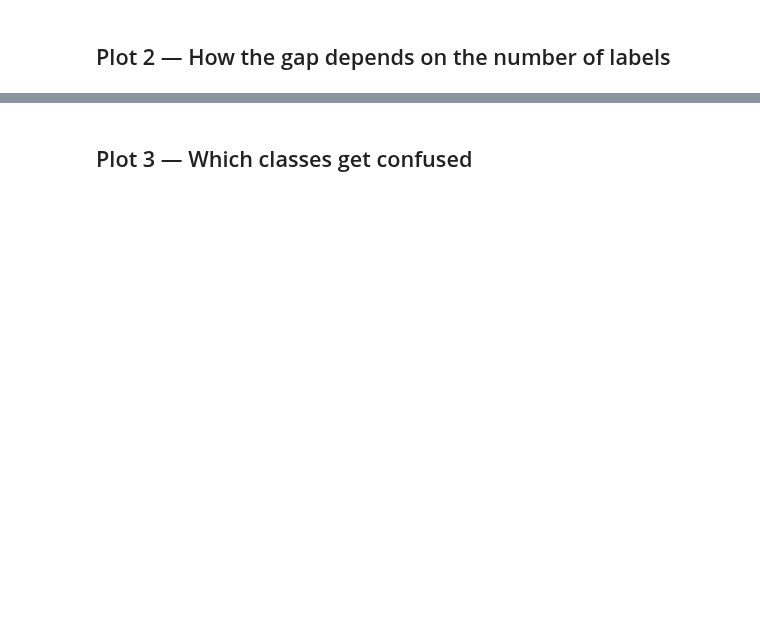
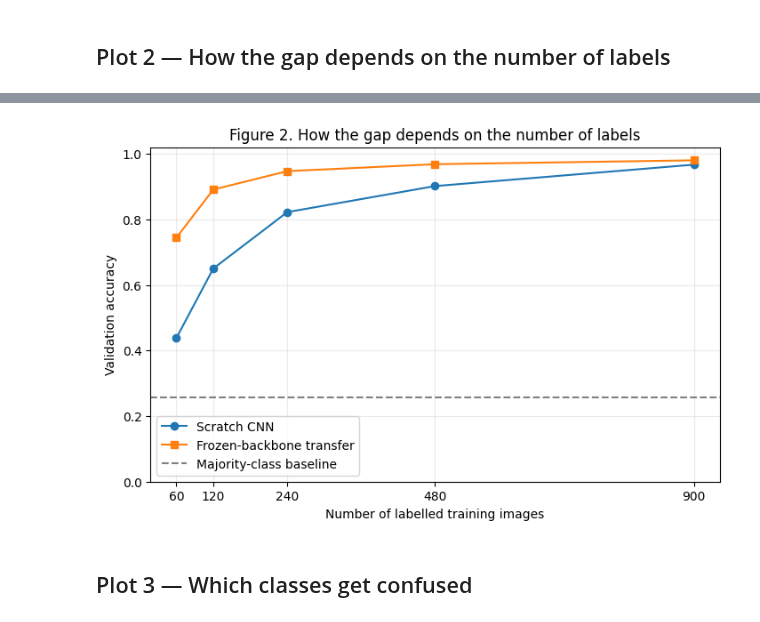
Before and after one commit to yeonnnnni/machine-learning-project, a Jupyter notebook: lab05_cnn/notebooks/lab05_visualization.ipynb, the cells around one changed output, grey strips where cells are left out. Drawn from its saved outputs; the diff is of its cells as text; code cells hidden in the pictures; blank space fills up the shorter version.

```diff
--- a/lab05_cnn/notebooks/lab05_visualization.ipynb
+++ b/lab05_cnn/notebooks/lab05_visualization.ipynb
@@ -42,3 +91,92 @@ results
 # Plot two lines against n, plus a dashed horizontal line at results['baseline']['accuracy'].
 # This cell takes about 15 seconds.
 # =======================================
+
+# ① 사용할 학습 데이터 개수와 정확도 저장 공간 준비
+budgets = [60, 120, 240, 480, 900]
+scratch_accs = []
+transfer_accs = []
+
+# ② 각 학습 데이터 개수에 대해 실험
+for n in budgets:
+    X_tr, X_val, y_tr, y_val = lab05.split_data(
+        X,
+        y,
+        n_train=n,
+    )
+
+    # ③ 시드 초기화 후 scratch 모델 생성·학습·평가
+    lab05.set_seed()
+
+    scratch_model = lab05.build_cnn(lab05.N_CLASSES)
+    lab05.train_model(scratch_model, X_tr, y_tr)
+
+    scratch_pred = lab05.predict(scratch_model, X_val)
+    scratch_acc = lab05.accuracy(y_val, scratch_pred)
+    scratch_accs.append(scratch_acc)
+
+    # ④ 시드를 다시 초기화한 후 transfer 모델 생성·학습·평가
+    lab05.set_seed()
+
+    transfer_model = lab05.build_transfer_model(
+        lab05.N_CLASSES,
+        lab05.WEIGHTS_PATH,
+    )
+    lab05.train_model(transfer_model, X_tr, y_tr)
+
+    transfer_pred = lab05.predict(transfer_model, X_val)
+    transfer_acc = lab05.accuracy(y_val, transfer_pred)
+    transfer_accs.append(transfer_acc)
+
+    print(
+        f"n={n:3d} | "
+        f"scratch={scratch_acc:.4f} | "
+        f"transfer={transfer_acc:.4f}"
+    )
+
+# ⑤ 두 모델의 정확도 곡선 그리기
+fig2, budget_ax = plt.subplots(
+    figsize=(7, 4.5),
+    constrained_layout=True,
+)
+
+budget_ax.plot(
+    budgets,
+    scratch_accs,
+    marker="o",
+    label="Scratch CNN",
+)
+
+budget_ax.plot(
+    budgets,
+    transfer_accs,
+    marker="s",
+    label="Frozen-backbone transfer",
+)
+
+# ⑥ 기본 실험의 majority-class baseline을 점선으로 표시
+budget_ax.axhline(
+    results["baseline"]["accuracy"],
+    color="gray",
+    linestyle="--",
+    label="Majority-class baseline",
+)
+
+# ⑦ 축, 눈금, 범례 설정
+budget_ax.set_xlabel("Number of labelled training images")
+budget_ax.set_ylabel("Validation accuracy")
+budget_ax.set_title("Figure 2. How the gap depends on the number of labels")
+budget_ax.set_xticks(budgets)
+budget_ax.set_ylim(0, 1.02)
+budget_ax.grid(alpha=0.25)
+budget_ax.legend()
+
+# ⑧ 그림 저장
+fig2.savefig(
+    "fig2_label_budget.png",
+    dpi=200,
+    bbox_inches="tight",
+)
+
+plt.show()
+# %% [output]
@@ -45,2 +188,3 @@ results
+[figure, added]
 # %% [markdown]
 ## Plot 3 — Which classes get confused
```
Also changed, not shown: parts of 6 cells of this notebook, 13 other files.
